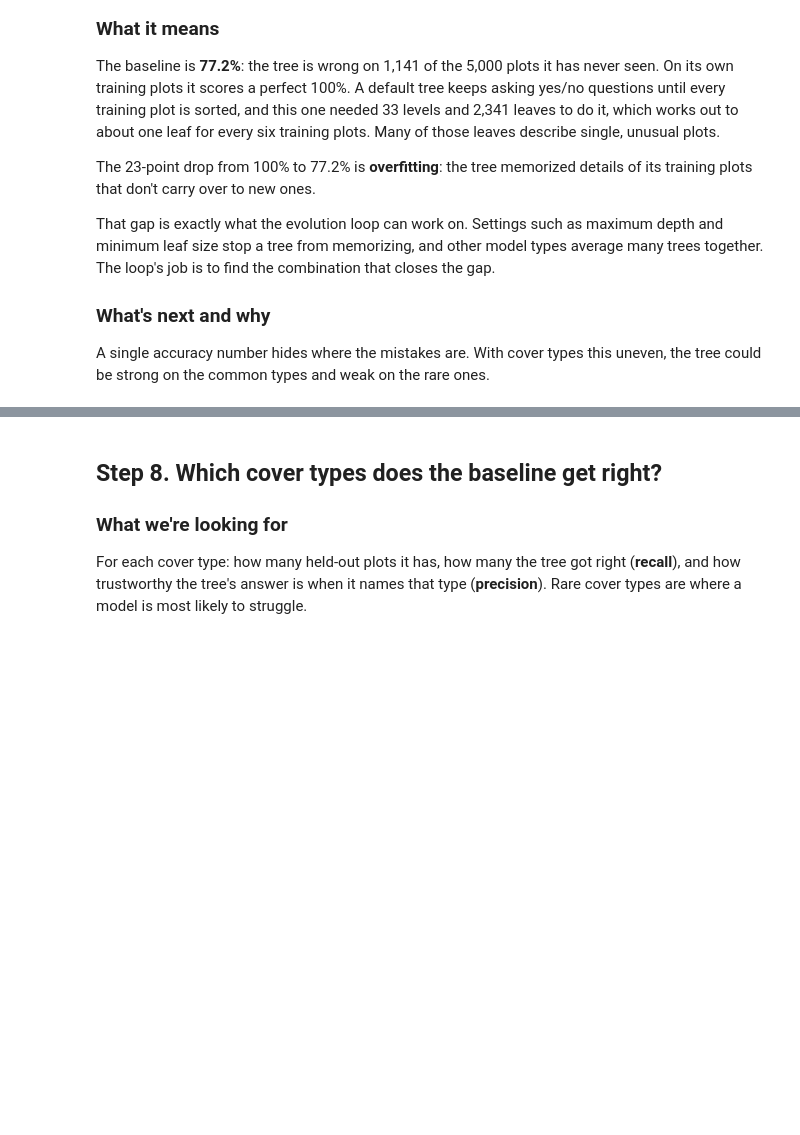
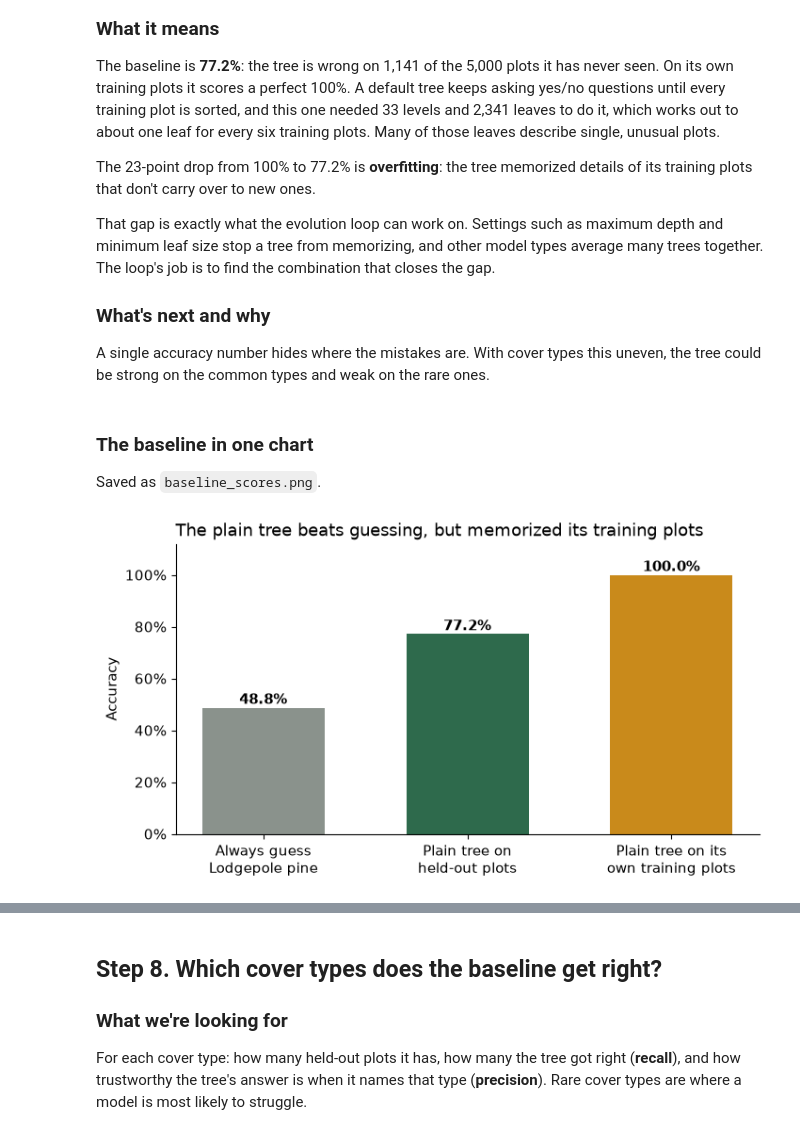
Before and after one commit to schirko/model-loop-lab, a Jupyter notebook: notebooks/01_data_and_baseline.ipynb, the cells around one changed output, grey strips where cells are left out. Cells and saved outputs as stored; diff of their text form; code cells hidden in the pictures; blank space fills up the shorter version.

```diff
--- a/notebooks/01_data_and_baseline.ipynb
+++ b/notebooks/01_data_and_baseline.ipynb
@@ -252,3 +276,21 @@ That gap is exactly what the evolution loop can work on. Settings such as maximu
 
 ### What's next and why
 A single accuracy number hides where the mistakes are. With cover types this uneven, the tree could be strong on the common types and weak on the rare ones.
+# %% [markdown]
+### The baseline in one chart
+Saved as `baseline_scores.png`.
+# %%
+labels = ["Always guess\nLodgepole pine", "Plain tree on\nheld-out plots", "Plain tree on its\nown training plots"]
+values = [guess, baseline, train_score]
+fig, ax = plt.subplots(figsize=(8, 4))
+bars = ax.bar(labels, values, color=[GRAY, SPRUCE, AMBER], width=0.6)
+for b, v in zip(bars, values):
+    ax.text(b.get_x() + b.get_width() / 2, v + 0.015, f"{v:.1%}", ha="center", fontweight="bold")
+ax.set_ylim(0, 1.12)
+ax.yaxis.set_major_formatter(lambda x, _: f"{x:.0%}")
+ax.set_ylabel("Accuracy")
+ax.set_title("The plain tree beats guessing, but memorized its training plots", loc="left")
+save_web_chart(fig, "baseline_scores")
+plt.show()
+# %% [output]
+[figure, added]
```
Also changed, not shown: parts of 15 cells of this notebook, 31 other files.
